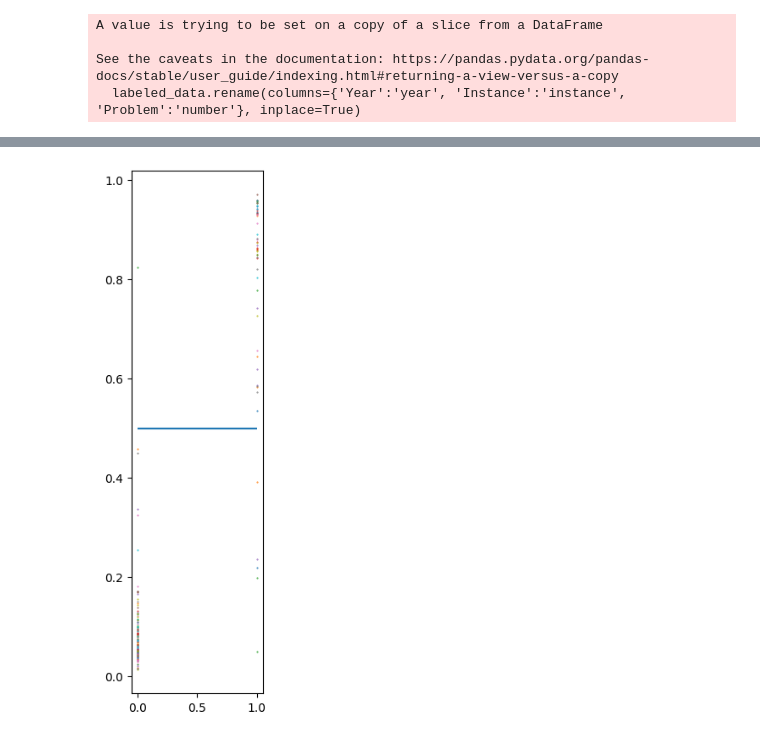
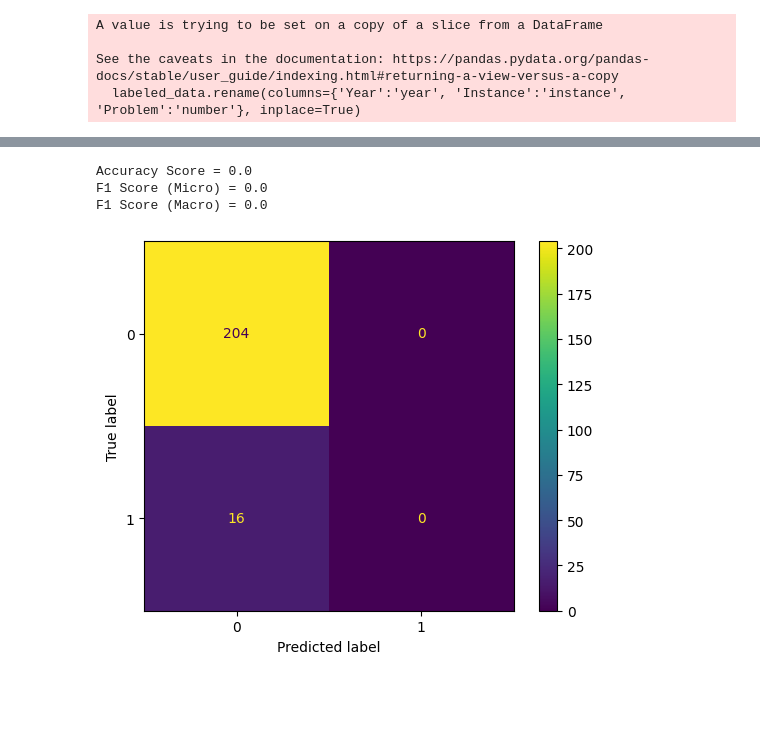
Before and after one commit to iuruoy-shao/training-problems, a Jupyter notebook: hierarchical_classifier.ipynb, the cells around one changed output, grey strips where cells are left out. Saved outputs shown, nothing was run; the diff lists cells and outputs as text; code cells hidden in the pictures; blank space fills up the shorter version.

```diff
--- a/hierarchical_classifier.ipynb
+++ b/hierarchical_classifier.ipynb
@@ -328,0 +427,18 @@ F1 Score (Macro) = 0.9212612612612613
+# %%
+def generate_model(dataframe, labels):
+    training_data = dataframe.sample(frac=train_size, random_state=200).reset_index(drop=True)
+    validation_data = dataframe.drop(training_data.index).reset_index(drop=True)
+
+    training_dataset = MultiLabelDataset(training_data, tokenizer, labels, MAX_LEN)
+    val_dataset = MultiLabelDataset(validation_data, tokenizer, labels, MAX_LEN)
+
+    training_loader = DataLoader(training_dataset, **train_params)
+    testing_loader = DataLoader(val_dataset, **test_params)
+
+    model = DistilBERTClass(len(dataframe[labels].iloc[0]))
+    model.to(device)
+
+    return model, training_loader, testing_loader
+# %%
+alg_data = problems_data.loc[problems_data['Algebra'] == True]
+alg_data = alg_data[['year','instance','number','context','alg-labels']].reset_index()
@@ -328,0 +453,3 @@ F1 Score (Macro) = 0.9212612612612613
+# %%
+for epoch in range(40):
+    model_trainer.train_model(epoch)
@@ -328,0 +474,20 @@ F1 Score (Macro) = 0.9212612612612613
+# %%
+outputs, targets = model_trainer.validation()
+outputs = np.array(outputs) >= 0.5
+outputs = [[1 if value else 0 for value in output] for output in outputs]
+
+cm = metrics.ConfusionMatrixDisplay(metrics.confusion_matrix(list(chain.from_iterable(targets)),
+                                                             list(chain.from_iterable(outputs))))
+cm.plot()
+
+accuracy = metrics.accuracy_score(targets, outputs)
+f1_score_micro = metrics.f1_score(targets, outputs, average='micro')
+f1_score_macro = metrics.f1_score(targets, outputs, average='macro')
+print(f"Accuracy Score = {accuracy}")
+print(f"F1 Score (Micro) = {f1_score_micro}")
+print(f"F1 Score (Macro) = {f1_score_macro}")
+# %% [output]
+Accuracy Score = 0.0
+F1 Score (Micro) = 0.0
+F1 Score (Macro) = 0.0
+[figure, added]
@@ -329,5 +520,5 @@ F1 Score (Macro) = 0.9212612612612613
 # %%
-outputs, targets = validation(testing_loader)
+outputs, targets = model_trainer.validation()
 import matplotlib.pyplot as plt
 
 plt.figure(figsize=(2,8))
@@ -335,5 +526,3 @@ for i in range(len(targets)):
     plt.scatter(targets[i],outputs[i],s=.2)
 plt.hlines(.5,0,1)
 plt.show()
-# %% [output]
-[figure, removed]
```
Also changed, not shown: parts of 29 cells of this notebook.
